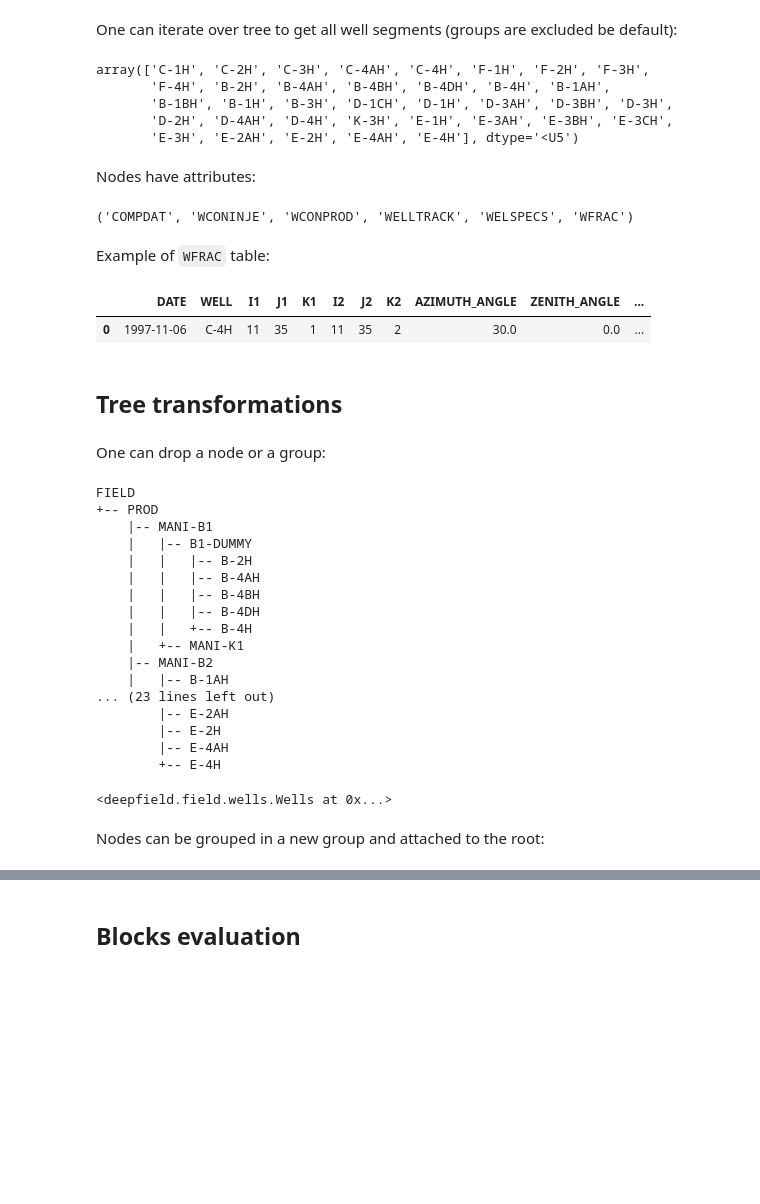
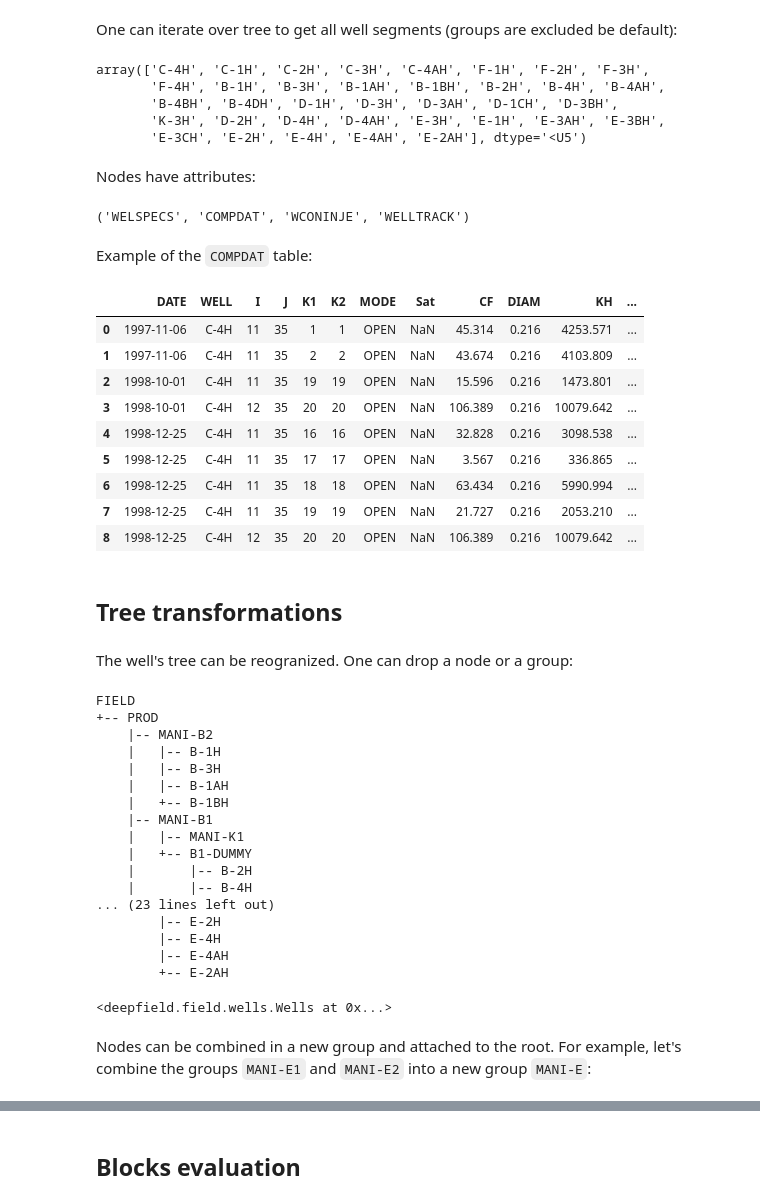
Before and after one commit to deepfield-team/DeepField, a Jupyter notebook: tutorials/04.Wells.ipynb, the cells around one changed output, grey strips where cells are left out. Drawn from its saved outputs; the diff is of its cells as text; code cells hidden in the pictures; blank space fills up the shorter version.

```diff
--- a/tutorials/04.Wells.ipynb
+++ b/tutorials/04.Wells.ipynb
@@ -22,3 +23,3 @@ Load a model (this is the HDF5 model created in the first [tutorial](./01.Basics
 # %%
-model = Field(path='./norne_simplified.hdf5').load()
+model = Field(path='../open_data/norne/NORNE_ATW2013.DATA').load()
 # %% [output]
@@ -79,52 +89,60 @@ One can iterate over tree to get all well segments (groups are excluded be defau
 # %%
 np.array([node.name for node in model.wells])
 # %% [output]
-array(['C-1H', 'C-2H', 'C-3H', 'C-4AH', 'C-4H', 'F-1H', 'F-2H', 'F-3H',
-       'F-4H', 'B-2H', 'B-4AH', 'B-4BH', 'B-4DH', 'B-4H', 'B-1AH',
-       'B-1BH', 'B-1H', 'B-3H', 'D-1CH', 'D-1H', 'D-3AH', 'D-3BH', 'D-3H',
-       'D-2H', 'D-4AH', 'D-4H', 'K-3H', 'E-1H', 'E-3AH', 'E-3BH', 'E-3CH',
-       'E-3H', 'E-2AH', 'E-2H', 'E-4AH', 'E-4H'], dtype='<U5')
+array(['C-4H', 'C-1H', 'C-2H', 'C-3H', 'C-4AH', 'F-1H', 'F-2H', 'F-3H',
+       'F-4H', 'B-1H', 'B-3H', 'B-1AH', 'B-1BH', 'B-2H', 'B-4H', 'B-4AH',
+       'B-4BH', 'B-4DH', 'D-1H', 'D-3H', 'D-3AH', 'D-1CH', 'D-3BH',
+       'K-3H', 'D-2H', 'D-4H', 'D-4AH', 'E-3H', 'E-1H', 'E-3AH', 'E-3BH',
+       'E-3CH', 'E-2H', 'E-4H', 'E-4AH', 'E-2AH'], dtype='<U5')
 # %% [markdown]
 Nodes have attributes:
 # %%
 model.wells['C-4H'].attributes
 # %% [output]
-('COMPDAT', 'WCONINJE', 'WCONPROD', 'WELLTRACK', 'WELSPECS', 'WFRAC')
+('WELSPECS', 'COMPDAT', 'WCONINJE', 'WELLTRACK')
 # %% [markdown]
-Example of `WFRAC` table:
+Example of the `COMPDAT` table:
 # %%
-model.wells['C-4H'].wfrac
+model.wells['C-4H'].compdat
 # %% [output]
-|  | DATE | WELL | I1 | J1 | K1 | I2 | J2 | K2 | AZIMUTH_ANGLE | ZENITH_ANGLE | ... |
-| 0 | 1997-11-06 | C-4H | 11 | 35 | 1 | 11 | 35 | 2 | 30.0 | 0.0 | ... |
+|  | DATE | WELL | I | J | K1 | K2 | MODE | Sat | CF | DIAM | KH | ... |
+| 0 | 1997-11-06 | C-4H | 11 | 35 | 1 | 1 | OPEN | NaN | 45.314 | 0.216 | 4253.571 | ... |
+| 1 | 1997-11-06 | C-4H | 11 | 35 | 2 | 2 | OPEN | NaN | 43.674 | 0.216 | 4103.809 | ... |
+| 2 | 1998-10-01 | C-4H | 11 | 35 | 19 | 19 | OPEN | NaN | 15.596 | 0.216 | 1473.801 | ... |
+| 3 | 1998-10-01 | C-4H | 12 | 35 | 20 | 20 | OPEN | NaN | 106.389 | 0.216 | 10079.642 | ... |
+| 4 | 1998-12-25 | C-4H | 11 | 35 | 16 | 16 | OPEN | NaN | 32.828 | 0.216 | 3098.538 | ... |
+| 5 | 1998-12-25 | C-4H | 11 | 35 | 17 | 17 | OPEN | NaN | 3.567 | 0.216 | 336.865 | ... |
+| 6 | 1998-12-25 | C-4H | 11 | 35 | 18 | 18 | OPEN | NaN | 63.434 | 0.216 | 5990.994 | ... |
+| 7 | 1998-12-25 | C-4H | 11 | 35 | 19 | 19 | OPEN | NaN | 21.727 | 0.216 | 2053.210 | ... |
+| 8 | 1998-12-25 | C-4H | 12 | 35 | 20 | 20 | OPEN | NaN | 106.389 | 0.216 | 10079.642 | ... |
 # %% [markdown]
 ## Tree transformations
 # %% [markdown]
-One can drop a node or a group:
+The well's tree can be reogranized. One can drop a node or a group:
 # %%
 model.wells.drop('INJE')
 model.wells.render_tree()
 # %% [output]
 FIELD
 +-- PROD
+    |-- MANI-B2
+    |   |-- B-1H
+    |   |-- B-3H
+    |   |-- B-1AH
+    |   +-- B-1BH
     |-- MANI-B1
-    |   |-- B1-DUMMY
-    |   |   |-- B-2H
-    |   |   |-- B-4AH
-    |   |   |-- B-4BH
-    |   |   |-- B-4DH
-    |   |   +-- B-4H
-    |   +-- MANI-K1
-    |-- MANI-B2
-    |   |-- B-1AH
+    |   |-- MANI-K1
+    |   +-- B1-DUMMY
+    |       |-- B-2H
+    |       |-- B-4H
 ... (23 lines left out)
-        |-- E-2AH
         |-- E-2H
+        |-- E-4H
         |-- E-4AH
-        +-- E-4H
+        +-- E-2AH
 <deepfield.field.wells.Wells at 0x...>
 # %% [markdown]
-Nodes can be grouped in a new group and attached to the root:
+Nodes can be combined in a new group and attached to the root. For example, let's combine the groups `MANI-E1` and `MANI-E2` into a new group `MANI-E`:
 # %%
 model.wells.group(['MANI-E1','MANI-E2'], 'MANI-E')
 model.wells.render_tree()
```
Also changed, not shown: parts of 28 cells of this notebook, 8 other files.
